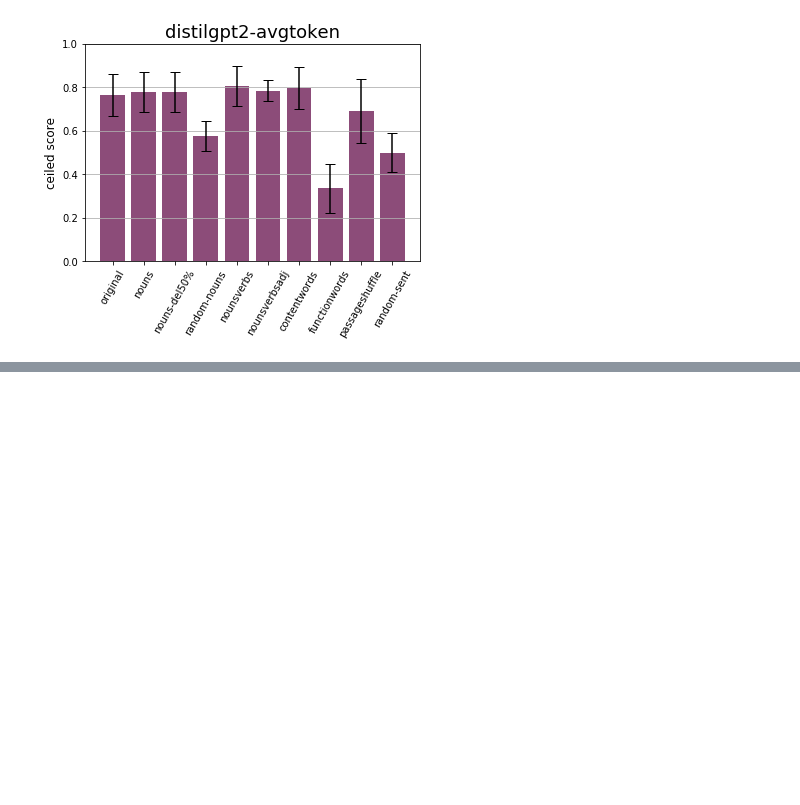
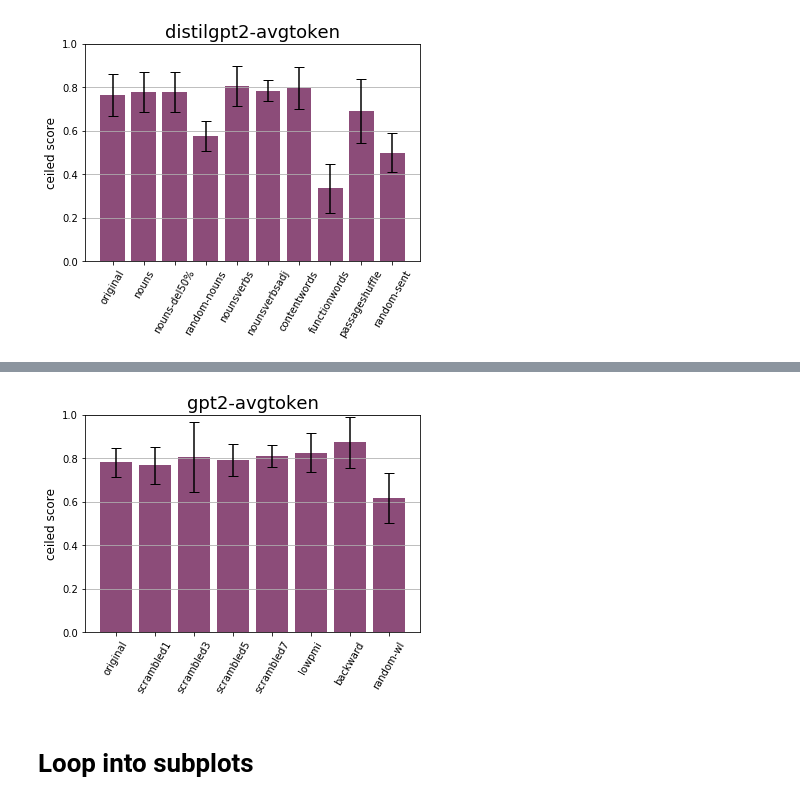
Before and after one commit to carina-kauf/perturbed-neural-nlp, a Jupyter notebook: analysis/match-to-brain.ipynb, the cells around one changed output, grey strips where cells are left out. Drawn from its saved outputs; the diff is of its cells as text; code cells hidden in the pictures; blank space fills up the shorter version.

```diff
--- a/analysis/match-to-brain.ipynb
+++ b/analysis/match-to-brain.ipynb
@@ -258,0 +265,6 @@ original
+# %%
+main_plot('gpt2-avgtoken',categories_dict,scr_perturb="scrambled")
+# %% [output]
+[figure, added]
+# %% [markdown]
+# Loop into subplots
```
Also changed, not shown: parts of 6 cells of this notebook, 14 other files.
